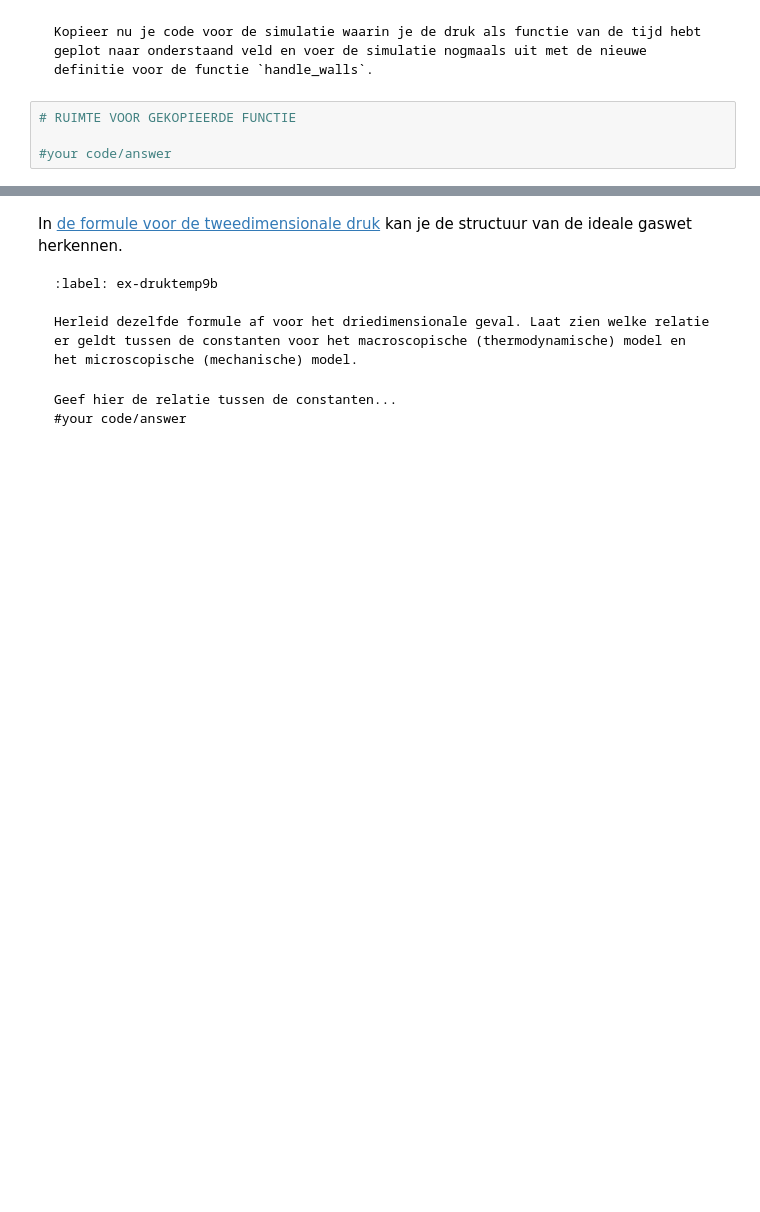
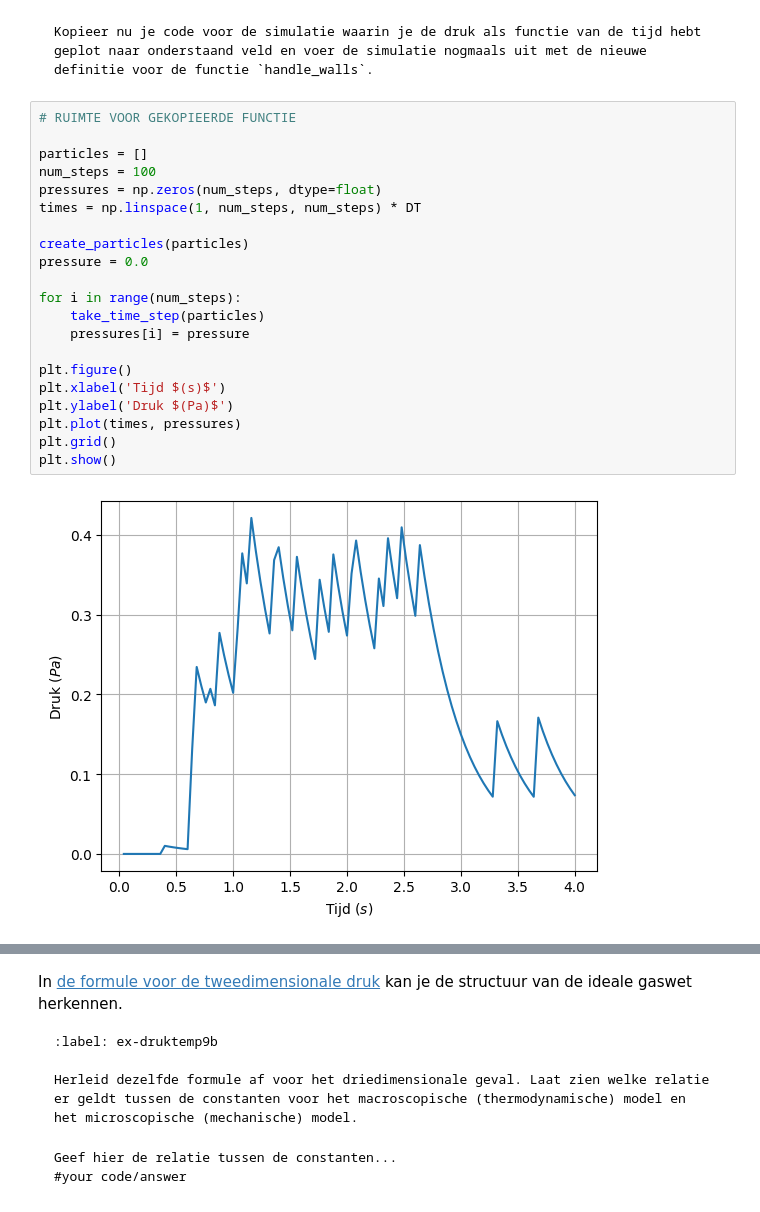
Before and after one commit to ChrisPfeifferTU/49, a Jupyter notebook: Content/PySim/5_druktemp.ipynb, the cells around one changed output, grey strips where cells are left out. Cells and saved outputs as stored; diff of their text form; blank space fills up the shorter version.

```diff
--- a/Content/PySim/5_druktemp.ipynb
+++ b/Content/PySim/5_druktemp.ipynb
@@ -363,7 +372,26 @@ Kopieer nu je code voor de simulatie waarin je de druk als functie van de tijd h
 # %%
 # RUIMTE VOOR GEKOPIEERDE FUNCTIE
 
-#your code/answer
+particles = []
+num_steps = 100
+pressures = np.zeros(num_steps, dtype=float)
+times = np.linspace(1, num_steps, num_steps) * DT
+
+create_particles(particles)
+pressure = 0.0
+
+for i in range(num_steps):
+    take_time_step(particles)
+    pressures[i] = pressure
+
+plt.figure()
+plt.xlabel('Tijd $(s)$')
+plt.ylabel('Druk $(Pa)$')
+plt.plot(times, pressures)
+plt.grid()
+plt.show()
+# %% [output]
+[figure, added]
 # %% [markdown]
 Met de middeling kan je beter zien wat de gemiddelde waarde voor de druk in dit systeem is. Als dit voor jouw simulatie lastig is kan je de factor `alpha` aanpassen in de functie 'handle_walls`, zodat je over een langere periode het gemiddelde neemt. Hou daarbij wel rekening met de eis in [bovenstaande formule](int_norm)
 
```
Also changed, not shown: parts of 7 cells of this notebook.
